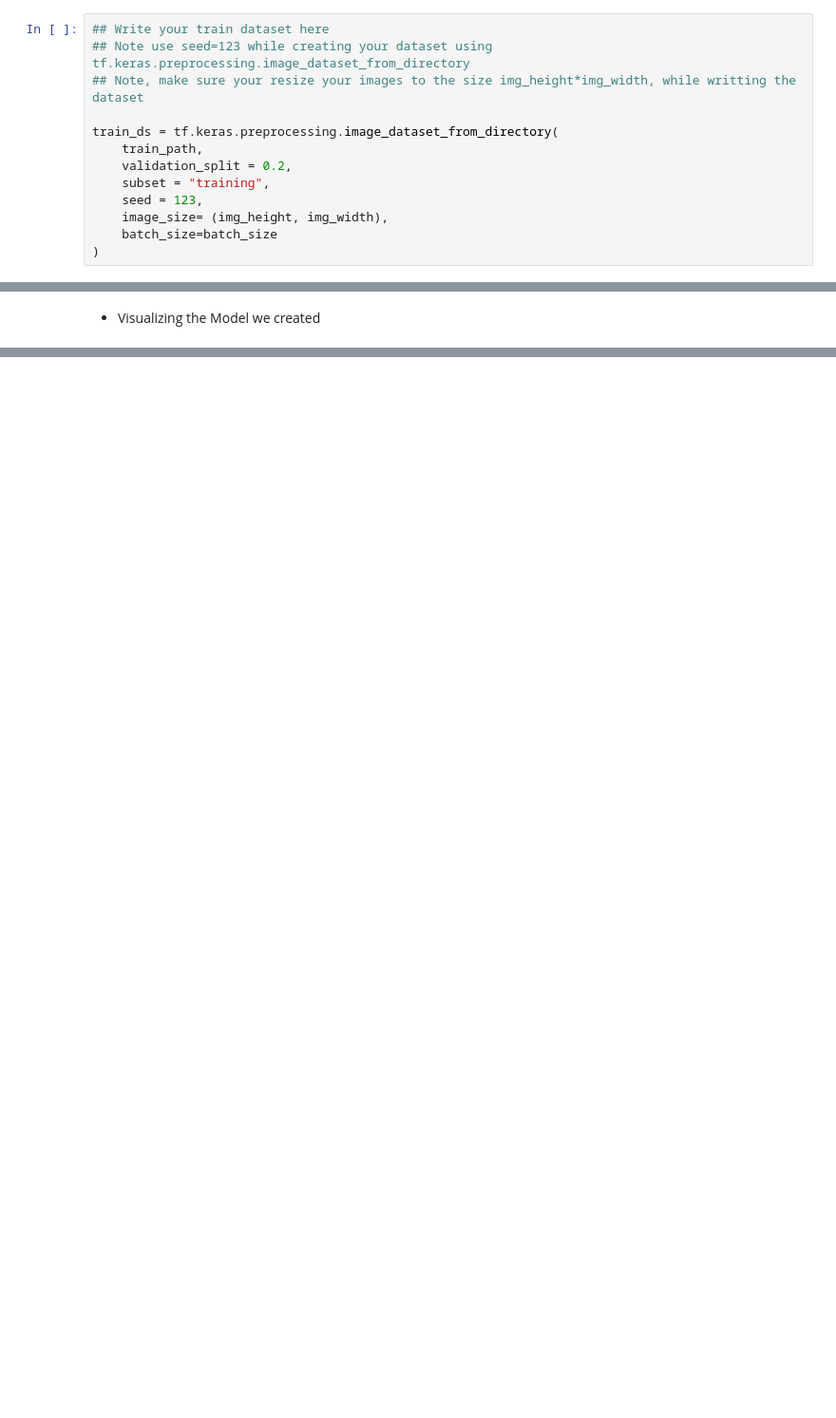
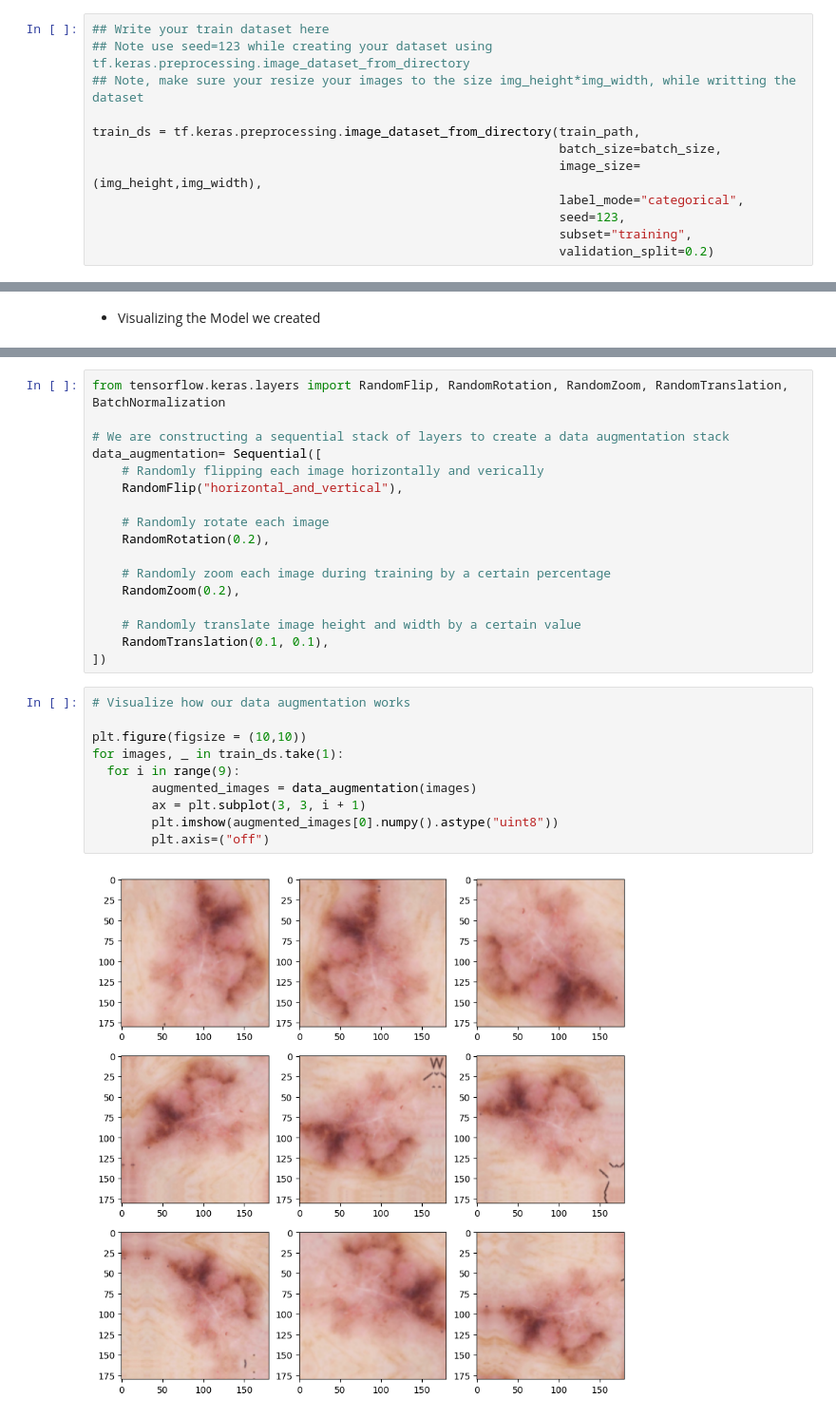
Before and after one commit to bharadwaj-chukkala/Detection_of_Malignant_Skin_Cancer_using_a_CNN, a Jupyter notebook: Detection_of_Malignant_Skin_Cancer_using_a_CNN.ipynb, the cells around one changed output, grey strips where cells are left out. Shown at 95% size. Cells and saved outputs as stored; diff of their text form; blank space fills up the shorter version.

```diff
--- a/Detection_of_Malignant_Skin_Cancer_using_a_CNN.ipynb
+++ b/Detection_of_Malignant_Skin_Cancer_using_a_CNN.ipynb
@@ -86,12 +86,11 @@ channels = 3
 ## Note use seed=123 while creating your dataset using tf.keras.preprocessing.image_dataset_from_directory
 ## Note, make sure your resize your images to the size img_height*img_width, while writting the dataset
 
-train_ds = tf.keras.preprocessing.image_dataset_from_directory(
-    train_path,
-    validation_split = 0.2,
-    subset = "training",
-    seed = 123,
-    image_size= (img_height, img_width),
-    batch_size=batch_size
-)
+train_ds = tf.keras.preprocessing.image_dataset_from_directory(train_path,
+                                                               batch_size=batch_size,
+                                                               image_size=(img_height,img_width),
+                                                               label_mode="categorical",
+                                                               seed=123,
+                                                               subset="training",
+                                                               validation_split=0.2)
 # %% [output]
@@ -305,0 +354,29 @@ checkpoint = ModelCheckpoint("model.h5", monitor = "val_accuracy", save_best_onl
+# %%
+from tensorflow.keras.layers import RandomFlip, RandomRotation, RandomZoom, RandomTranslation, BatchNormalization
+
+# We are constructing a sequential stack of layers to create a data augmentation stack
+data_augmentation= Sequential([
+    # Randomly flipping each image horizontally and verically
+    RandomFlip("horizontal_and_vertical"),
+
+    # Randomly rotate each image
+    RandomRotation(0.2),
+
+    # Randomly zoom each image during training by a certain percentage
+    RandomZoom(0.2),
+
+    # Randomly translate image height and width by a certain value
+    RandomTranslation(0.1, 0.1),
+])
+# %%
+# Visualize how our data augmentation works
+
+plt.figure(figsize = (10,10))
+for images, _ in train_ds.take(1):
+  for i in range(9):
+        augmented_images = data_augmentation(images)
+        ax = plt.subplot(3, 3, i + 1)
+        plt.imshow(augmented_images[0].numpy().astype("uint8"))
+        plt.axis=("off")
+# %% [output]
+[figure, added]
```
Also changed, not shown: parts of 33 cells of this notebook.
